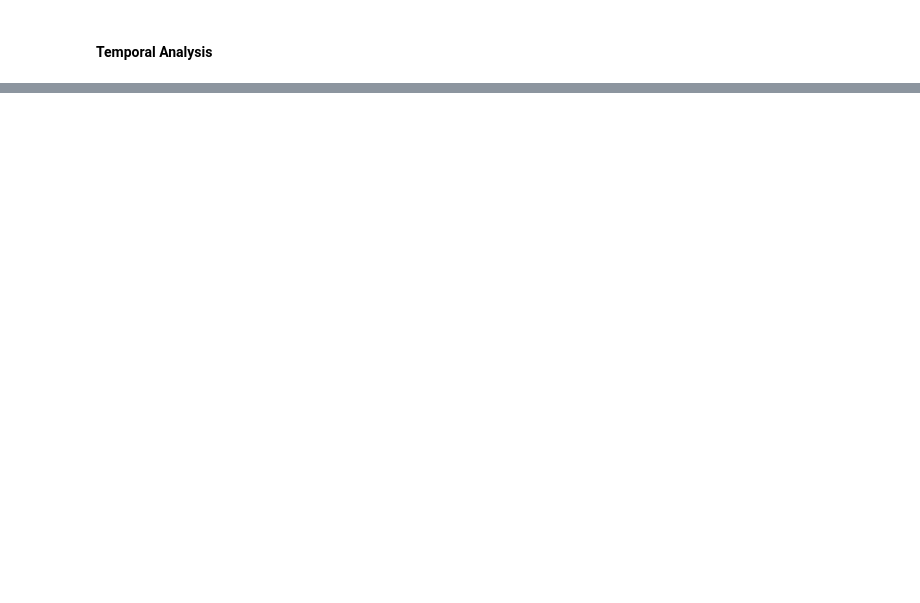
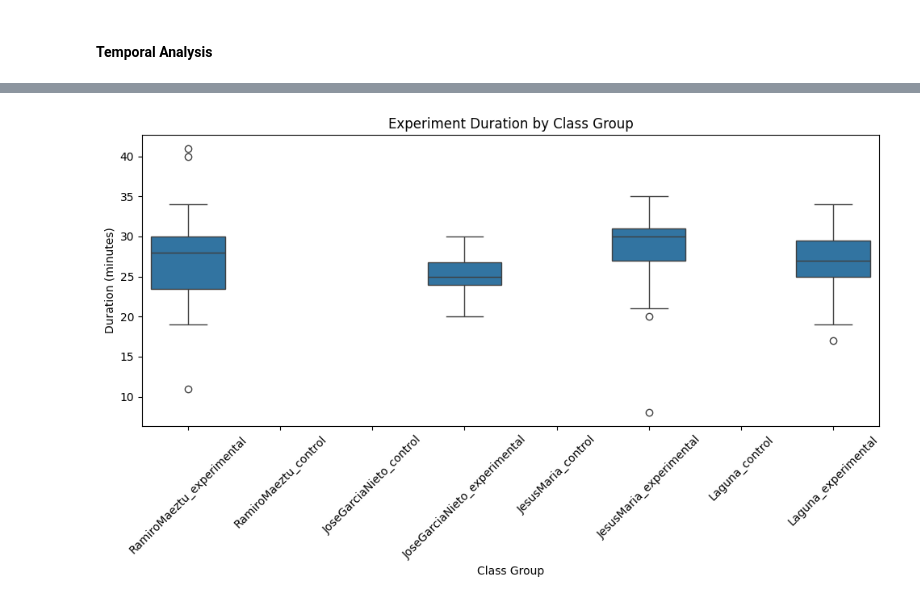
Before and after one commit to IBiDat/va-educational-impact, a Jupyter notebook: src/notebooks/forms/forms_temporal_data_exploration.ipynb, the cells around one changed output, grey strips where cells are left out. Saved outputs shown, nothing was run; the diff lists cells and outputs as text; code cells hidden in the pictures; blank space fills up the shorter version.

```diff
--- a/src/notebooks/forms/forms_temporal_data_exploration.ipynb
+++ b/src/notebooks/forms/forms_temporal_data_exploration.ipynb
@@ -80,0 +197,21 @@ shape: (191, 9)
+# %%
+import seaborn as sns
+import matplotlib.pyplot as plt
+
+fig, ax = plt.subplots(figsize=(10, 6))
+
+sns.boxplot(
+    data=combined_df.to_pandas(),
+    x="class_group",
+    y="tool_usage_duration",
+    ax=ax
+)
+
+ax.set_title("Experiment Duration by Class Group")
+ax.set_xlabel("Class Group")
+ax.set_ylabel("Duration (minutes)")
+plt.xticks(rotation=45)
+plt.tight_layout()
+plt.show()
+# %% [output]
+[figure, added]
```
Also changed, not shown: parts of 18 cells of this notebook, 3 other files.
